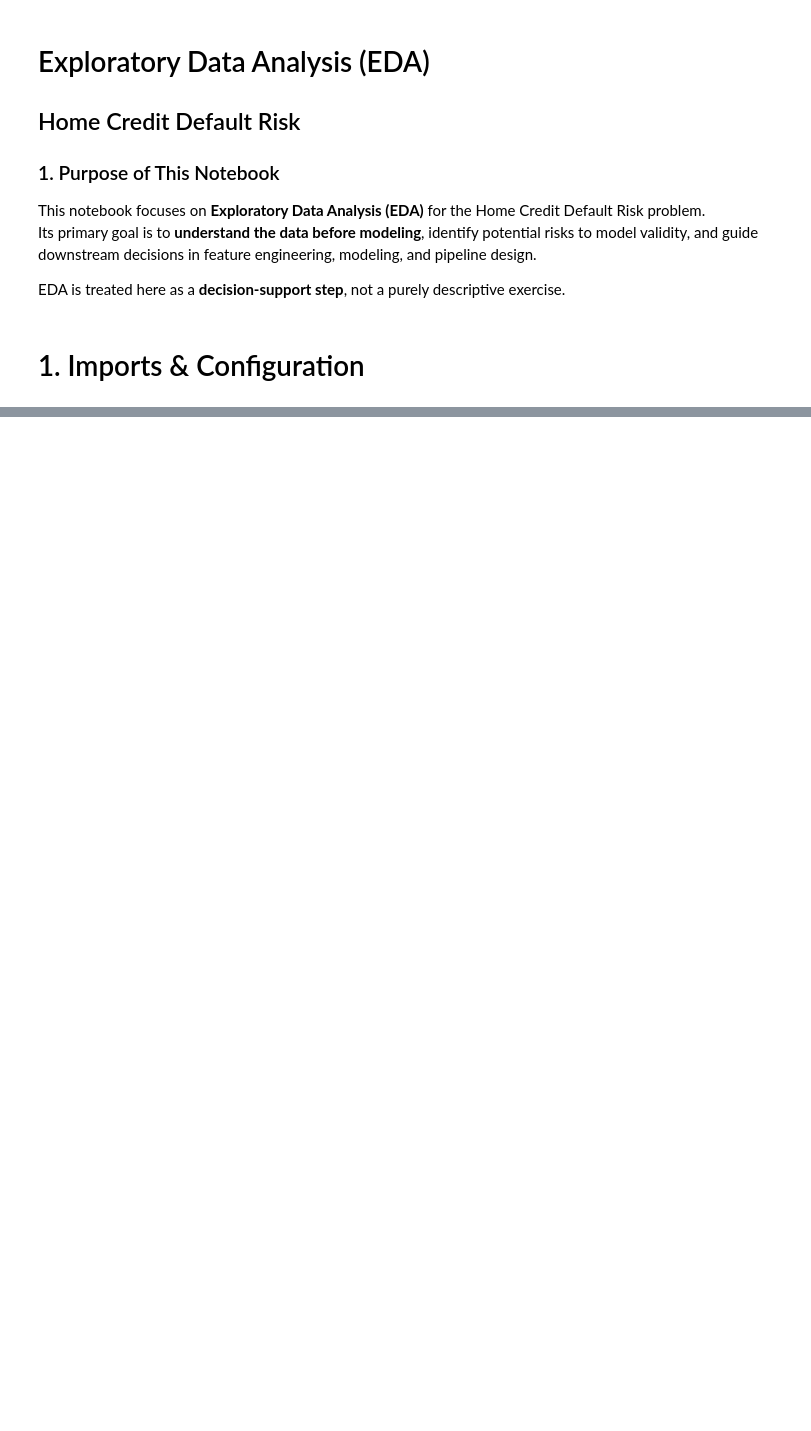
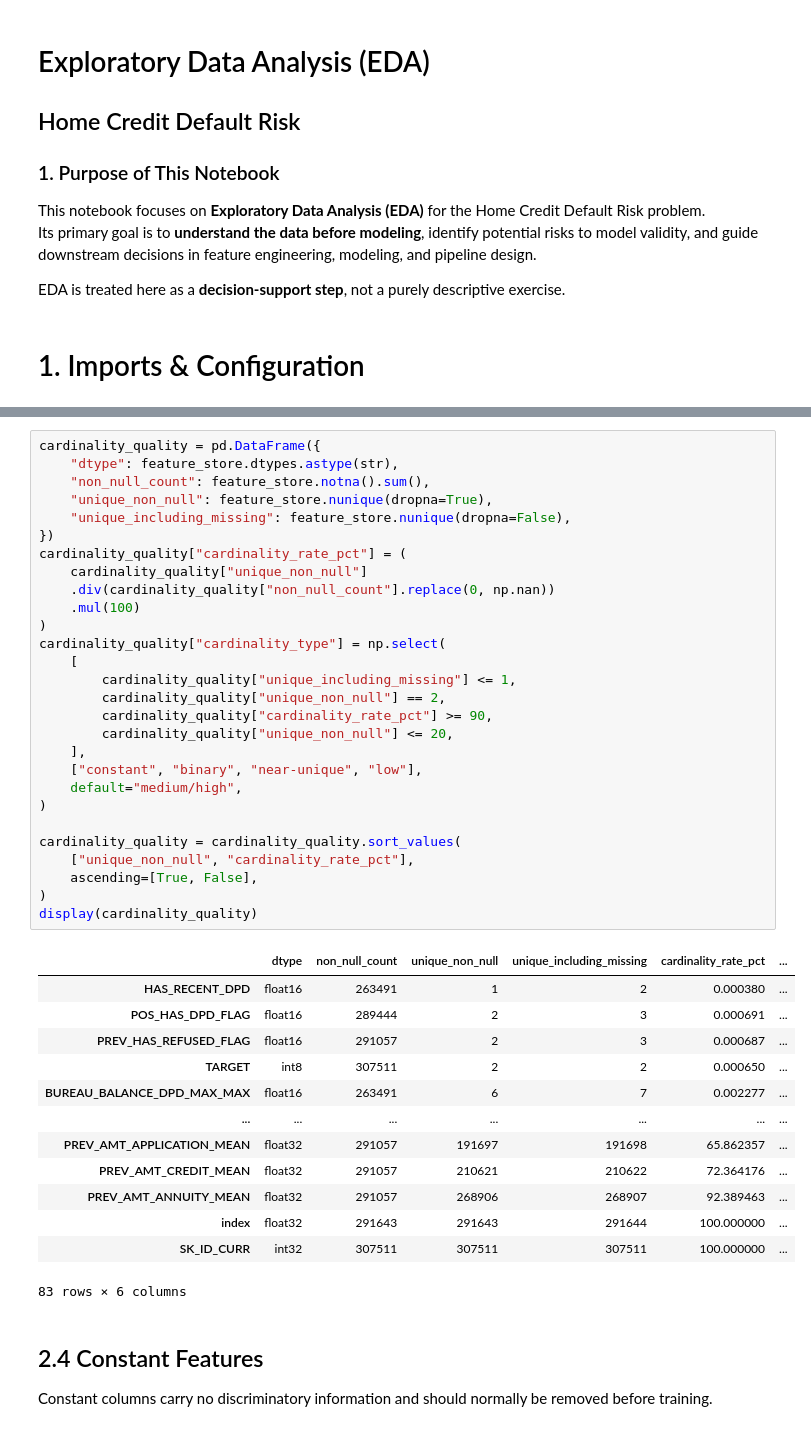
Before and after one commit to h90a00l/home_credit_default_risk_mle, a Jupyter notebook: notebooks/exploratory_data_analysis.ipynb, the cells around one changed output, grey strips where cells are left out. Saved outputs shown, nothing was run; the diff lists cells and outputs as text; blank space fills up the shorter version.

```diff
--- a/notebooks/exploratory_data_analysis.ipynb
+++ b/notebooks/exploratory_data_analysis.ipynb
@@ -496,0 +128,46 @@ Column Name: CC_BALANCE_TREND, Value = -10438.616959181723
+# %%
+cardinality_quality = pd.DataFrame({
+    "dtype": feature_store.dtypes.astype(str),
+    "non_null_count": feature_store.notna().sum(),
+    "unique_non_null": feature_store.nunique(dropna=True),
+    "unique_including_missing": feature_store.nunique(dropna=False),
+})
+cardinality_quality["cardinality_rate_pct"] = (
+    cardinality_quality["unique_non_null"]
+    .div(cardinality_quality["non_null_count"].replace(0, np.nan))
+    .mul(100)
+)
+cardinality_quality["cardinality_type"] = np.select(
+    [
+        cardinality_quality["unique_including_missing"] <= 1,
+        cardinality_quality["unique_non_null"] == 2,
+        cardinality_quality["cardinality_rate_pct"] >= 90,
+        cardinality_quality["unique_non_null"] <= 20,
+    ],
+    ["constant", "binary", "near-unique", "low"],
+    default="medium/high",
+)
+
+cardinality_quality = cardinality_quality.sort_values(
+    ["unique_non_null", "cardinality_rate_pct"],
+    ascending=[True, False],
+)
+display(cardinality_quality)
+# %% [output]
+|  | dtype | non_null_count | unique_non_null | unique_including_missing | cardinality_rate_pct | ... |
+| HAS_RECENT_DPD | float16 | 263491 | 1 | 2 | 0.000380 | ... |
+| POS_HAS_DPD_FLAG | float16 | 289444 | 2 | 3 | 0.000691 | ... |
+| PREV_HAS_REFUSED_FLAG | float16 | 291057 | 2 | 3 | 0.000687 | ... |
+| TARGET | int8 | 307511 | 2 | 2 | 0.000650 | ... |
+| BUREAU_BALANCE_DPD_MAX_MAX | float16 | 263491 | 6 | 7 | 0.002277 | ... |
+| ... | ... | ... | ... | ... | ... | ... |
+| PREV_AMT_APPLICATION_MEAN | float32 | 291057 | 191697 | 191698 | 65.862357 | ... |
+| PREV_AMT_CREDIT_MEAN | float32 | 291057 | 210621 | 210622 | 72.364176 | ... |
+| PREV_AMT_ANNUITY_MEAN | float32 | 291057 | 268906 | 268907 | 92.389463 | ... |
+| index | float32 | 291643 | 291643 | 291644 | 100.000000 | ... |
+| SK_ID_CURR | int32 | 307511 | 307511 | 307511 | 100.000000 | ... |
+83 rows × 6 columns
+# %% [markdown]
+## 2.4 Constant Features
+
+Constant columns carry no discriminatory information and should normally be removed before training.
```
Also changed, not shown: parts of 46 cells of this notebook, 4 other files.
